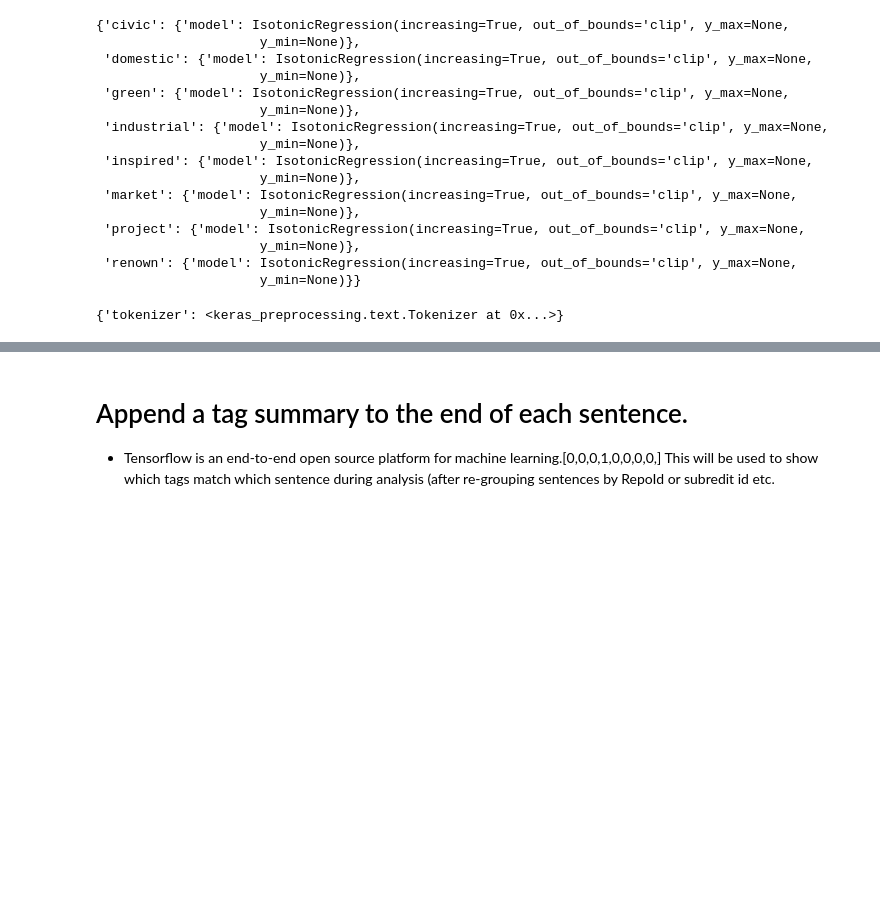
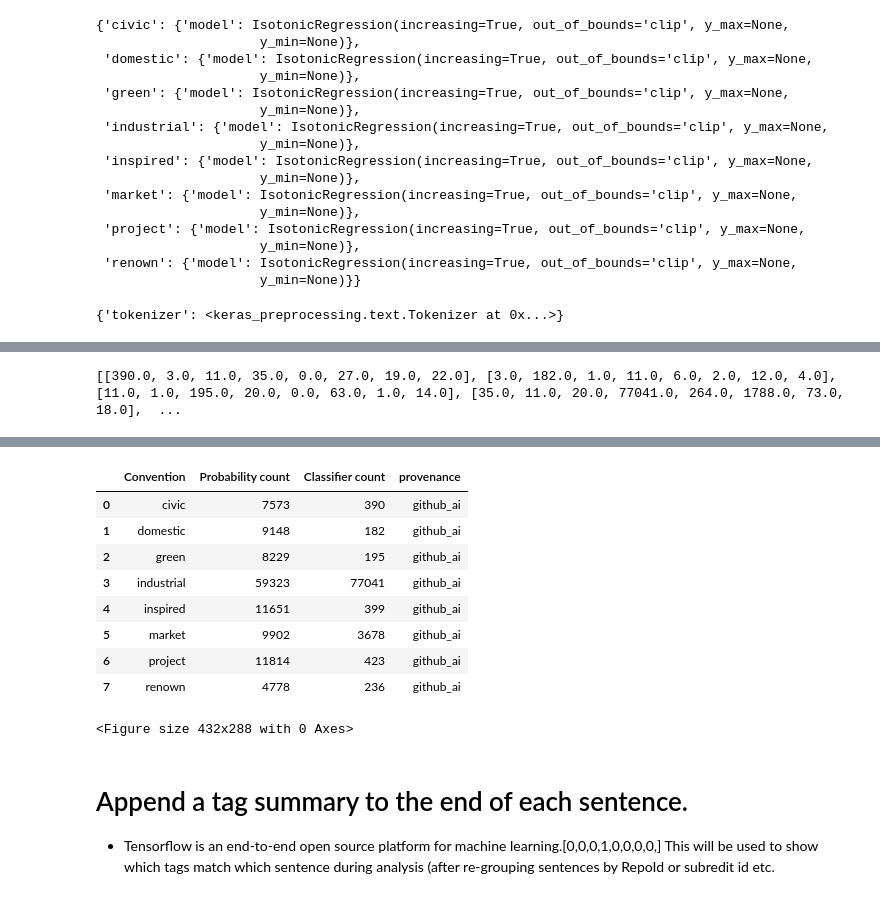
Before and after one commit to aideenf/AIVC, a Jupyter notebook: cp_wssc/Paper Experiments Analysis.ipynb, the cells around one changed output, grey strips where cells are left out. Drawn from its saved outputs; the diff is of its cells as text; code cells hidden in the pictures; blank space fills up the shorter version.

```diff
--- a/cp_wssc/Paper Experiments Analysis.ipynb
+++ b/cp_wssc/Paper Experiments Analysis.ipynb
@@ -804,3 +825,9 @@ def analyze_ss(url, thresholds, tokenizer, DLModels, DLModelsIsotonicRegression,
 # display (row.iloc[0][9])
 # print (clean_descriptions (row.iloc[0][9], False, True))
 # print (clean_descriptions (row.iloc[0][9], False, False))
+#Save ai_repo_analysis_df to the classified folder to be used by the Audit tool
+
+print (AI_GITHUB_GIT)
+
+NON_AI_GITHUB_GIT = "https://github.com/aideenf/AIVC/blob/master/cp_wssc/Data/ToBeAnalyzed/github_non_AI_repos_dump.csv?raw=true"
+AI_repos = pd.read_csv(NON_AI_GITHUB_GIT)
@@ -846,0 +878,51 @@ Probabilistic count v's Classification count
+# %%
+
+
+
+listStr =  """[[3.9000e+02 3.0000e+00 1.1000e+01 3.5000e+01 0.0000e+00 2.7000e+01
+  1.9000e+01 2.2000e+01]
+ [3.0000e+00 1.8200e+02 1.0000e+00 1.1000e+01 6.0000e+00 2.0000e+00
+  1.2000e+01 4.0000e+00]
+ [1.1000e+01 1.0000e+00 1.9500e+02 2.0000e+01 0.0000e+00 6.3000e+01
+  1.0000e+00 1.4000e+01]
+ [3.5000e+01 1.1000e+01 2.0000e+01 7.7041e+04 2.6400e+02 1.7880e+03
+  7.3000e+01 1.8000e+01]
+ [0.0000e+00 6.0000e+00 0.0000e+00 2.6400e+02 3.9900e+02 0.0000e+00
+  0.0000e+00 0.0000e+00]
+ [2.7000e+01 2.0000e+00 6.3000e+01 1.7880e+03 0.0000e+00 3.6780e+03
+  1.8000e+01 1.9000e+01]
+ [1.9000e+01 1.2000e+01 1.0000e+00 7.3000e+01 0.0000e+00 1.8000e+01
+  4.2300e+02 2.0000e+00]
+ [2.2000e+01 4.0000e+00 1.4000e+01 1.8000e+01 0.0000e+00 1.9000e+01
+  2.0000e+00 2.3600e+02]]"""
+listStr = listStr.replace(" ", ", ")
+listStr = listStr.replace(",,", "")
+listStr = listStr.replace(", ,", ",")
+# listStr = listStr.replace("],", "]")
+listStr = listStr.replace("\n", "")
+listStr = listStr.replace(",", " ")
+listStr = listStr.replace("]  [", "],  [")
+listStr = listStr.replace("[[", "[")
+listStr = listStr.replace("]]", "]")
+
+li = list(listStr.split(", "))
+print("")
+lista=[]
+for row in li:
+    row = row.replace("]", "")
+    row = row.replace("[", "")
+    row_cont = list(row.split("  "))
+    listb= []
+    for num in row_cont:
+        listb.append(float(num))
+    lista.append(listb)
+print (lista)
+# %% [output]
+[[390.0, 3.0, 11.0, 35.0, 0.0, 27.0, 19.0, 22.0], [3.0, 182.0, 1.0, 11.0, 6.0, 2.0, 12.0, 4.0], [11.0, 1.0, 195.0, 20.0, 0.0, 63.0, 1.0, 14.0], [35.0, 11.0, 20.0, 77041.0, 264.0, 1788.0, 73.0, 18.0],  ...
+# %%
+GitHub_AI = model_helpers.get_count(ai_repo_analysis_df, _DLModels, _thresholds, num_prob_buckets = 8, actual=False )
+GitHub_AI = GitHub_AI.drop("Threshold", axis = 1).drop("True count", axis =1)
+GitHub_AI['provenance'] = "github_ai"
+display (GitHub_AI.head(10))
+GitHub_AI.to_csv("./counts/github_ai_count.tsv",index=False, sep = "\t")
+# %% [output]
@@ -847,3 +931,13 @@ Probabilistic count v's Classification count
+|  | Convention | Probability count | Classifier count | provenance |
+| 0 | civic | 7573 | 390 | github_ai |
+| 1 | domestic | 9148 | 182 | github_ai |
+| 2 | green | 8229 | 195 | github_ai |
+| 3 | industrial | 59323 | 77041 | github_ai |
+| 4 | inspired | 11651 | 399 | github_ai |
+| 5 | market | 9902 | 3678 | github_ai |
+| 6 | project | 11814 | 423 | github_ai |
+| 7 | renown | 4778 | 236 | github_ai |
+<Figure size 432x288 with 0 Axes>
 # %% [markdown]
 # Append a tag summary to the end of each sentence.
 
```
Also changed, not shown: parts of 23 cells of this notebook, 1 other file.
